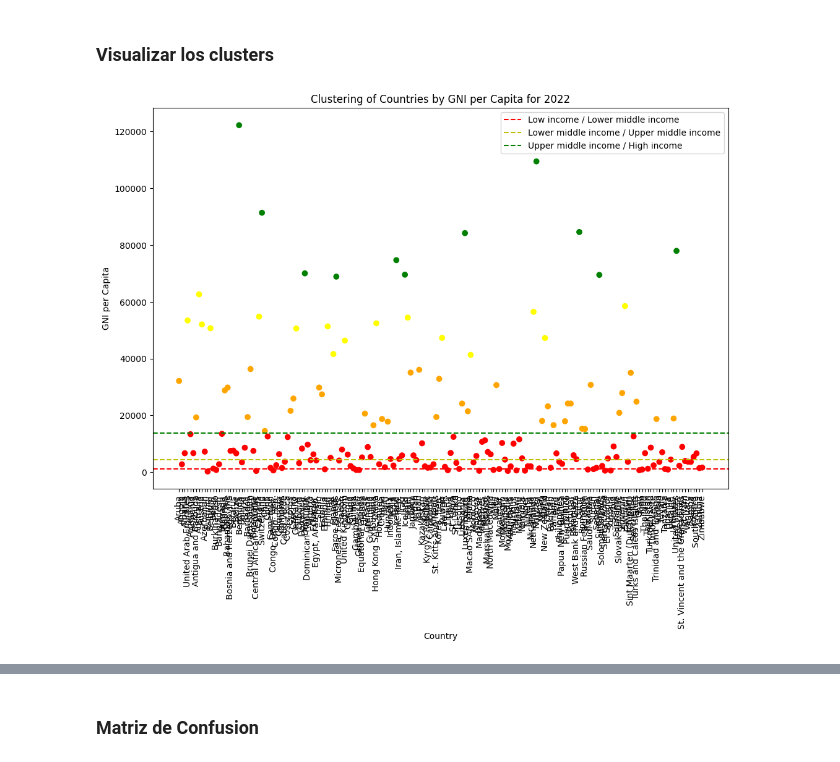
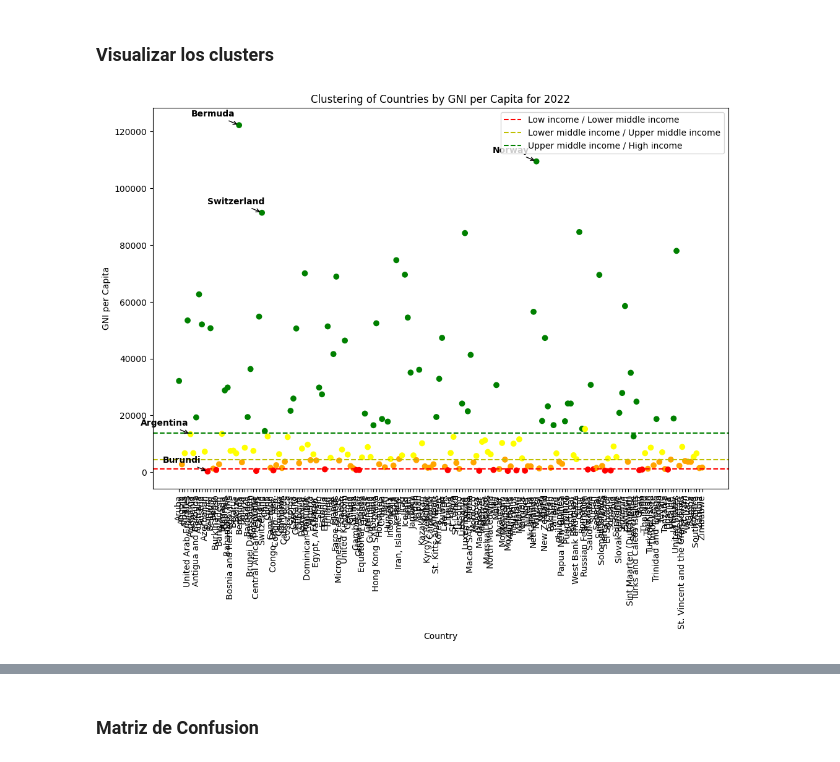
Before and after one commit to mkiszkur/TT1, a Jupyter notebook: 03_eda/EDA_entrega_3.ipynb, the cells around one changed output, grey strips where cells are left out. Saved outputs shown, nothing was run; the diff lists cells and outputs as text; code cells hidden in the pictures.

```diff
--- a/03_eda/EDA_entrega_3.ipynb
+++ b/03_eda/EDA_entrega_3.ipynb
@@ -111,3 +160,7 @@ data
+# %%
+data = pd.read_csv(path_data / 'combined_indicators_area_anho_indicador.csv')
+# Convertir la columna 'anho' a tipo entero
+data['anho'] = data['anho'].astype(int)
 # %%
 df_indicators = data.copy()
 
@@ -878,7 +1032,7 @@ aplicar_clustering(data_2022, 4, 'gni_index')
 import matplotlib.pyplot as plt
 import pandas as pd
 
-def visualize_clusters(data, cluster_col, gni_col, country_col, cluster_mapping, colors, thresholds, path_to_save=None):
+def visualize_clusters(data, cluster_col, gni_col, country_col, country_code_col, target_country_codes, cluster_mapping, colors, thresholds, path_to_save=None):
     """
     Función para visualizar los clusters de países por GNI per Capita.
 
@@ -886,11 +1040,21 @@ def visualize_clusters(data, cluster_col, gni_col, country_col, cluster_mapping,
     :param cluster_col: Columna que contiene los clusters.
     :param gni_col: Columna que contiene los datos de GNI per Capita.
     :param country_col: Columna que contiene los nombres de los países.
+    :param country_code_col: Columna que contiene los códigos de los países.
+    :param target_country_codes: Lista de códigos de países que se desea etiquetar.
     :param cluster_mapping: Diccionario que mapea los números de cluster a las categorías de ingreso.
     :param colors: Diccionario que mapea los números de cluster a los colores.
     :param thresholds: Lista de umbrales para las líneas divisorias en formato [(valor, color, etiqueta)].
     :param path_to_save: Ruta para guardar el DataFrame con los clusters mapeados (opcional).
     """
+    # Eliminar filas con NaN en las columnas relevantes
+    data = data.dropna(subset=[cluster_col, gni_col, country_col, country_code_col])
+
+    # Convertir las columnas a los tipos adecuados
+    data[country_col] = data[country_col].astype(str)
+    data[gni_col] = pd.to_numeric(data[gni_col], errors='coerce')
+    data = data.dropna(subset=[gni_col])  # Eliminar filas donde gni_col no se pudo convertir
+
     # Mapear los números de cluster a las categorías de ingreso
     data['Cluster Mapped'] = data[cluster_col].map(cluster_mapping)
 
@@ -903,37 +1067,55 @@ def visualize_clusters(data, cluster_col, gni_col, country_col, cluster_mapping,
 
     # Visualización de los clusters
     plt.figure(figsize=(12, 8))
     plt.scatter(data[country_col], data[gni_col], c=cluster_colors)
     plt.xticks(rotation=90)
     plt.xlabel('Country')
     plt.ylabel('GNI per Capita')
     plt.title('Clustering of Countries by GNI per Capita for 2022')
 
+    # Etiquetar los países con los códigos proporcionados
+    target_countries = data[data[country_code_col].isin(target_country_codes)]
+    for _, row in target_countries.iterrows():
+        plt.annotate(row[country_col], (row[country_col], row[gni_col]), textcoords="offset points", xytext=(-30,10), ha='center', fontsize=10, color='black', fontweight='bold',
+                     arrowprops=dict(arrowstyle="->", color='black', lw=1))
+
     # Añadir las líneas divisorias
     for threshold, color, label in thresholds:
         plt.axhline(y=threshold, color=color, linestyle='--', label=label)
 
     # Agregar una leyenda personalizada usando cluster_mapping
     legend_handles = [plt.Line2D([0], [0], marker='o', color='w', markerfacecolor=colors[cluster], markersize=10, label=label)
                       for cluster, label in cluster_mapping.items()]
 
     plt.legend(handles=legend_handles, title='Cluster')
     plt.legend()
     plt.show()
 
-
-# Definir el mapeo de clusters y colores
-cluster_mapping = {2: 'Upper middle income', 1: 'High income', 3: 'Low income', 0: 'Lower middle income'}
-colors = {1: 'green', 2: 'yellow', 0: 'orange', 3: 'red'}
+# Definir el mapeo de grupos de ingresos y colores
+income_group_mapping = {
+    'Low income': 'Low income',
+    'Lower middle income': 'Lower middle income',
+    'Upper middle income': 'Upper middle income',
+    'High income': 'High income'
+}
+income_group_colors = {
+    'Low income': 'red',
+    'Lower middle income': 'orange',
+    'Upper middle income': 'yellow',
+    'High income': 'green'
+}
 
 # Definir los umbrales para las líneas divisorias
 thresholds = [
     (1135, 'r', 'Low income / Lower middle income'),
     (4465, 'y', 'Lower middle income / Upper middle income'),
     (13845, 'g', 'Upper middle income / High income')
 ]
 
-# Llamar a la función para visualizar los clusters
-visualize_clusters(data_2022, 'Cluster', 'gni_index', 'Country Name', cluster_mapping, colors, thresholds, path_to_save='clusters.csv')
+# Lista de códigos de países a etiquetar
+target_country_codes = ['ARG', 'BMU', 'NOR', 'CHE','BDI']
+
+# Llamar a la función para visualizar los grupos de ingresos y etiquetar los países de la lista
+visualize_clusters(data_2022, 'Income Group', 'gni_index', 'Country Name', 'Country Code', target_country_codes, income_group_mapping, income_group_colors, thresholds, path_to_save='income_groups.csv')
 # %% [output]
-[figure, old version]
+[figure, new version]
```
Also changed, not shown: parts of 35 cells of this notebook, 7 other files.
